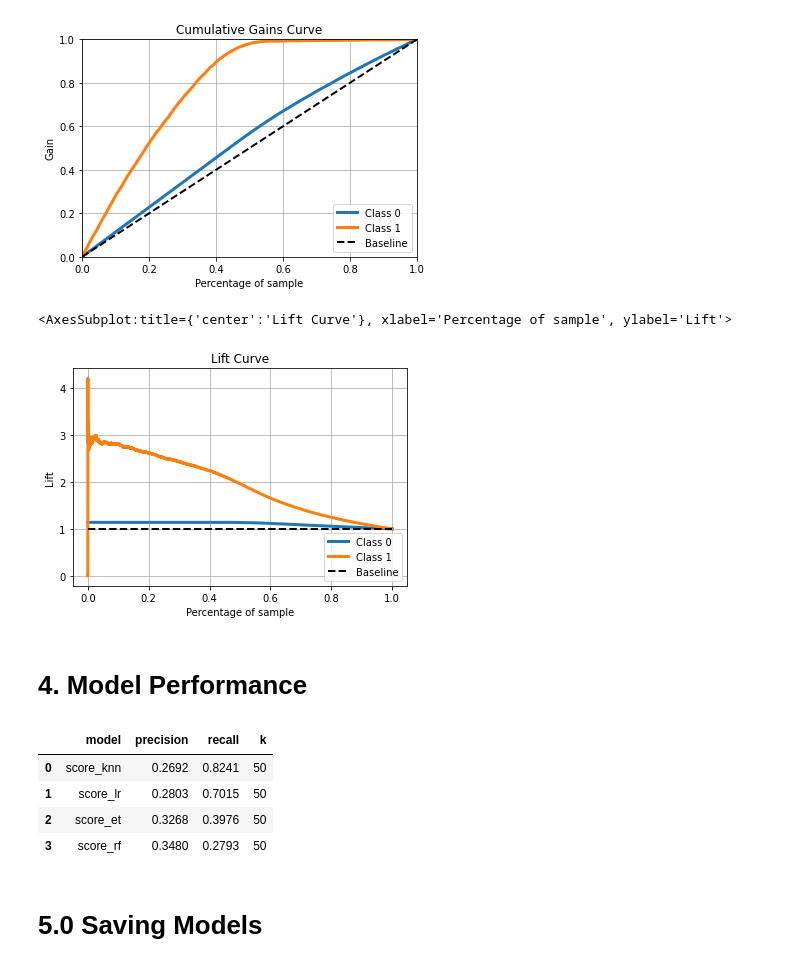
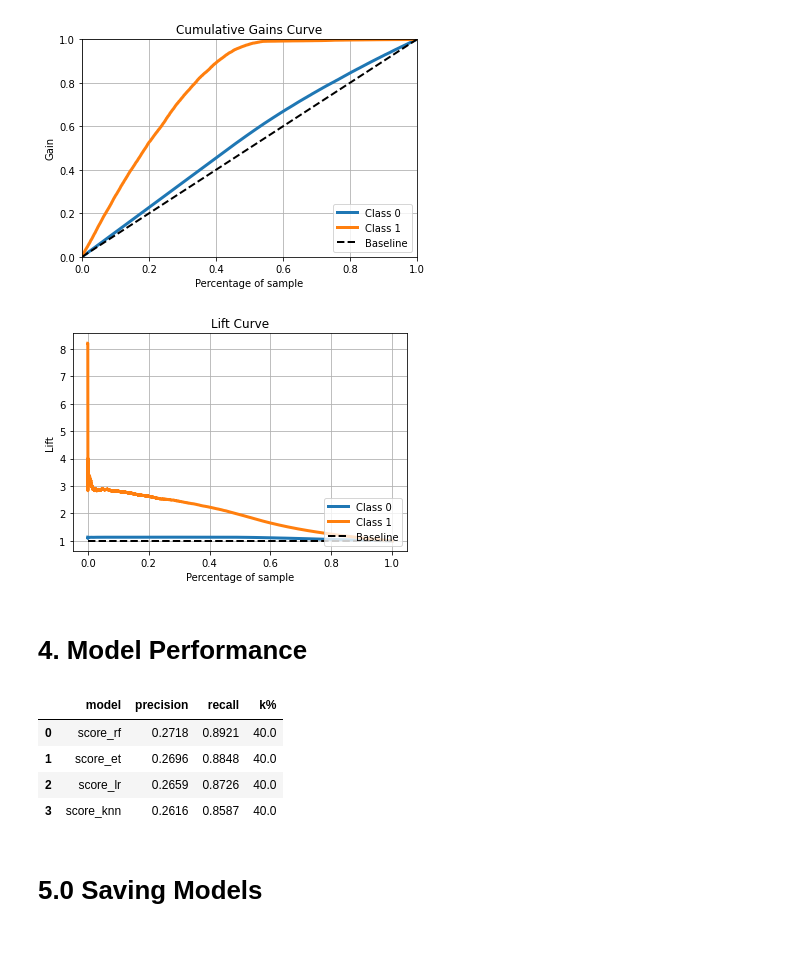
Before and after one commit to joaomj/health_insurance_cross_sell, a Jupyter notebook: health_insurance_cross-sell/notebooks/machine_learning.ipynb, the cells around one changed output. Drawn from its saved outputs; the diff is of its cells as text; code cells hidden in the pictures.

```diff
--- a/health_insurance_cross-sell/notebooks/machine_learning.ipynb
+++ b/health_insurance_cross-sell/notebooks/machine_learning.ipynb
@@ -323,21 +319,22 @@ skplt.metrics.plot_cumulative_gain(y_val, yhat_rf);
 [figure]
 # %%
 # Lift Curve
-skplt.metrics.plot_lift_curve(y_val, yhat_rf)
+skplt.metrics.plot_lift_curve(y_validation, yhat_rf);
 # %% [output]
-<AxesSubplot:title={'center':'Lift Curve'}, xlabel='Percentage of sample', ylabel='Lift'>
-[figure, old version]
+[figure, new version]
 # %% [markdown]
 # 4. Model Performance
 # %%
 # copy data
-df_perf = x_val.copy()
-df_perf['response'] = y_val.copy()
-df_perf.reset_index(inplace = True) # creates a new index because old index was clients ID.
-df_perf.rename(columns = {'index':'id'}, inplace = True)
+df_perf = x_validation.copy()
+df_perf['response'] = y_validation.copy()
 
 # propensity score - from KNN Model
+# yhat = Prediction probabilities for each class returned by a classifier.
 df_perf['score_knn'] = yhat_knn[:,1].tolist() # get all propensity score values of response = 1 then converts to list
+# yhat is an array resulted from predict_proba methods. This result shows class probabilities which classes in lexicographical order
+# source: https://github.com/scikit-learn/scikit-learn/blob/7e1e6d09b/sklearn/neighbors/_classification.py#L240
+# In this specific case, the class on position '1' is the response '1'.
 
 # propensity score - from Linear Regression Model
 df_perf['score_lr'] = yhat_lr[:,1].tolist() # get all propensity score values of response = 1 then converts to list
@@ -348,34 +345,38 @@ df_perf['score_et'] = yhat_et[:,1].tolist() # get all propensity score values of
 # propensity score - from Random Forest Model
 df_perf['score_rf'] = yhat_rf[:,1].tolist() # get all propensity score values of response = 1 then converts to list
 
-k = 50
+
+sample_perc = 0.4 # % of sample
+k = int(len(df_perf) * sample_perc) # get corresponding row of the dataset
+
 scores = ['score_knn', 'score_lr', 'score_et', 'score_rf']
+
 
 # create lists to store performance metrics
 performance = []
-aux = []
 
 for i in scores:
     # compute Precision at k (Precision Top K) = ratio of True Positives within all Positives?
-    precision = precision_at_k(df_perf, 'response', i, k)
+    precision = precision_at_k(df_perf, i, k)
 
     # compute Recall at k = ratio of True Positives within all instances of the dataset
-    recall = recall_at_k(df_perf, 'response', i, k)
+    recall = recall_at_k(df_perf, i, k)
 
     # save performance metrics
-    aux = [i, precision, recall, k]
-    performance.append(aux)
+    performance.append([i, precision, recall, k])
 
 # convert performance metrics list to dataframe
-df_perf = pd.DataFrame(performance, columns = ['model', 'precision', 'recall', 'k'])
-df_perf = df_perf.round(decimals = 4).sort_values('recall', ascending = False)
-df_perf
+df_perf_rank = pd.DataFrame(performance, columns = ['model', 'precision', 'recall', 'k%'])
+df_perf_rank['k%'] = (df_perf_rank['k%'] / len(df_perf)) * 100
+df_perf_rank = df_perf_rank.round(decimals = {'precision' : 4, 'recall' : 4 , 'k%' : 0}).sort_values('recall', ascending = False).reset_index(drop=True)
-# %% [output]
-|  | model | precision | recall | k |
-| 0 | score_knn | 0.2692 | 0.8241 | 50 |
-| 1 | score_lr | 0.2803 | 0.7015 | 50 |
-| 2 | score_et | 0.3268 | 0.3976 | 50 |
-| 3 | score_rf | 0.3480 | 0.2793 | 50 |
+# %%
+df_perf_rank
+# %% [output]
+|  | model | precision | recall | k% |
+| 0 | score_rf | 0.2718 | 0.8921 | 40.0 |
+| 1 | score_et | 0.2696 | 0.8848 | 40.0 |
+| 2 | score_lr | 0.2659 | 0.8726 | 40.0 |
+| 3 | score_knn | 0.2616 | 0.8587 | 40.0 |
 # %% [markdown]
 # 5.0 Saving Models
 # %% [markdown]
```
Also changed, not shown: parts of 12 cells of this notebook.
